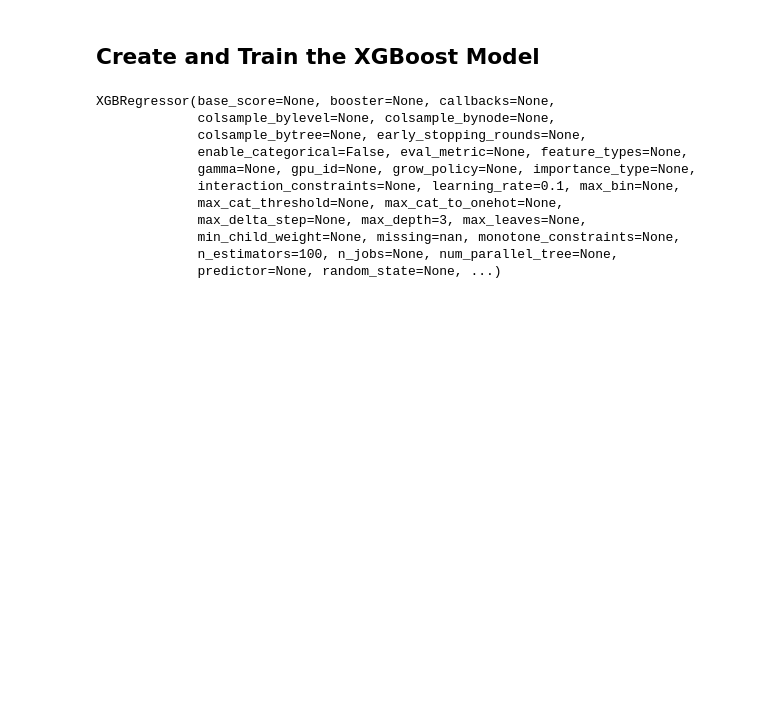
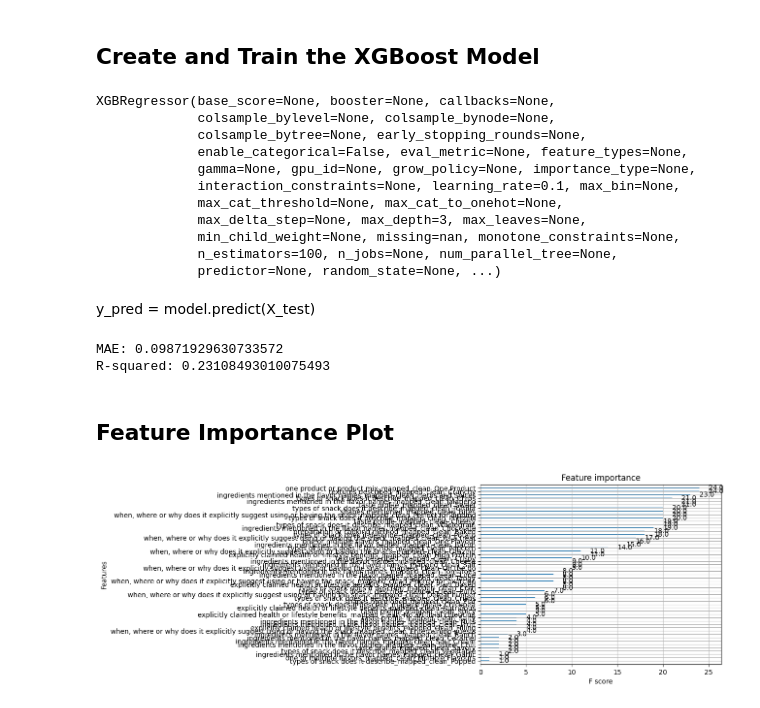
Before and after one commit to kjucaitis/concepttagging, a Jupyter notebook: xgboost.ipynb, the cells around one changed output. Cells and saved outputs as stored; diff of their text form; code cells hidden in the pictures; blank space fills up the shorter version.

Commit message:
Illustrates feature importance

```diff
--- a/xgboost.ipynb
+++ b/xgboost.ipynb
@@ -77,0 +82,18 @@ XGBRegressor(base_score=None, booster=None, callbacks=None,
+# %% [markdown]
+y_pred = model.predict(X_test)
+# %%
+mae = mean_absolute_error(y_test, y_pred)
+r2 = r2_score(y_test, y_pred)
+
+print(f"MAE: {mae}")
+print(f"R-squared: {r2}")
+# %% [output]
+MAE: 0.09871929630733572
+R-squared: 0.23108493010075493
+# %% [markdown]
+## Feature Importance Plot
+# %%
+plot_importance(model)
+plt.show()
+# %% [output]
+[figure, added]
```
Also changed, not shown: parts of 4 cells of this notebook.
